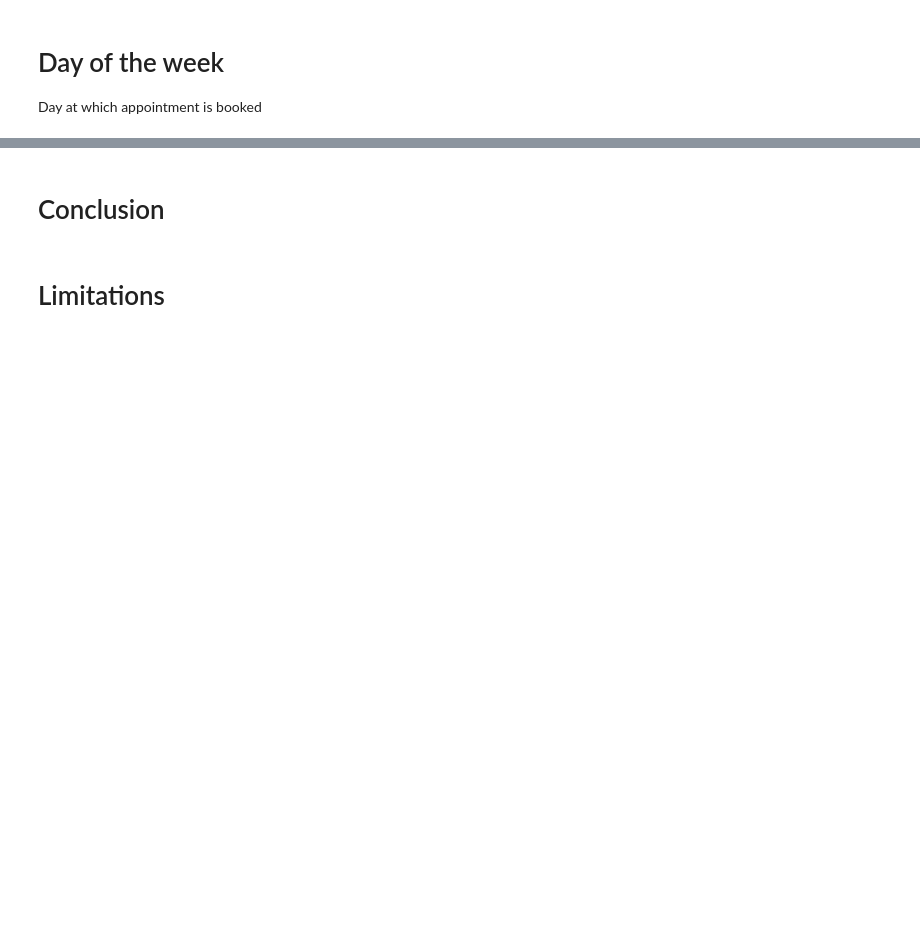
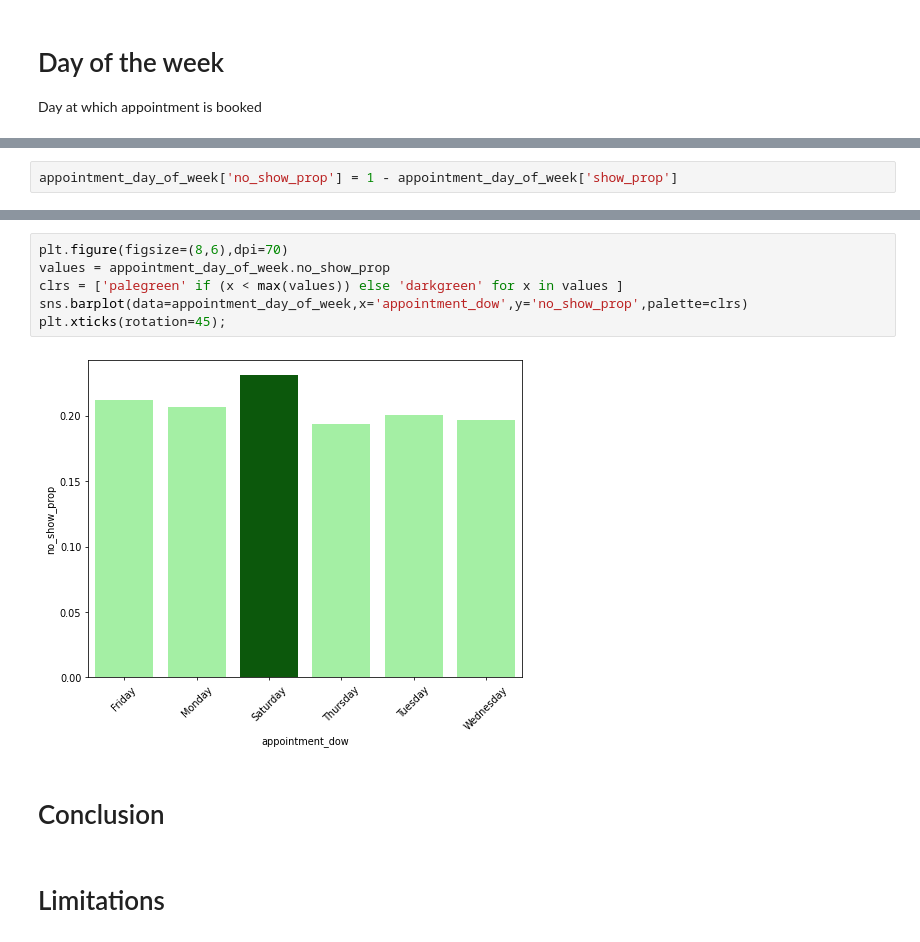
Before and after one commit to dishankkalra23/Algorithms, a Jupyter notebook: Medical_Appointment_No_Shows.ipynb, the cells around one changed output, grey strips where cells are left out. Cells and saved outputs as stored; diff of their text form; blank space fills up the shorter version.

```diff
--- a/Medical_Appointment_No_Shows.ipynb
+++ b/Medical_Appointment_No_Shows.ipynb
@@ -747,0 +794,2 @@ Day at which appointment is booked
+# %%
+appointment_day_of_week['no_show_prop'] = 1 - appointment_day_of_week['show_prop']
@@ -748,3 +806,11 @@ Day at which appointment is booked
+# %%
+plt.figure(figsize=(8,6),dpi=70)
+values = appointment_day_of_week.no_show_prop
+clrs = ['palegreen' if (x < max(values)) else 'darkgreen' for x in values ]
+sns.barplot(data=appointment_day_of_week,x='appointment_dow',y='no_show_prop',palette=clrs)
+plt.xticks(rotation=45);
+# %% [output]
+[figure, added]
 # %% [markdown]
 # Conclusion
 # %% [markdown]
```
Also changed, not shown: parts of 14 cells of this notebook.
